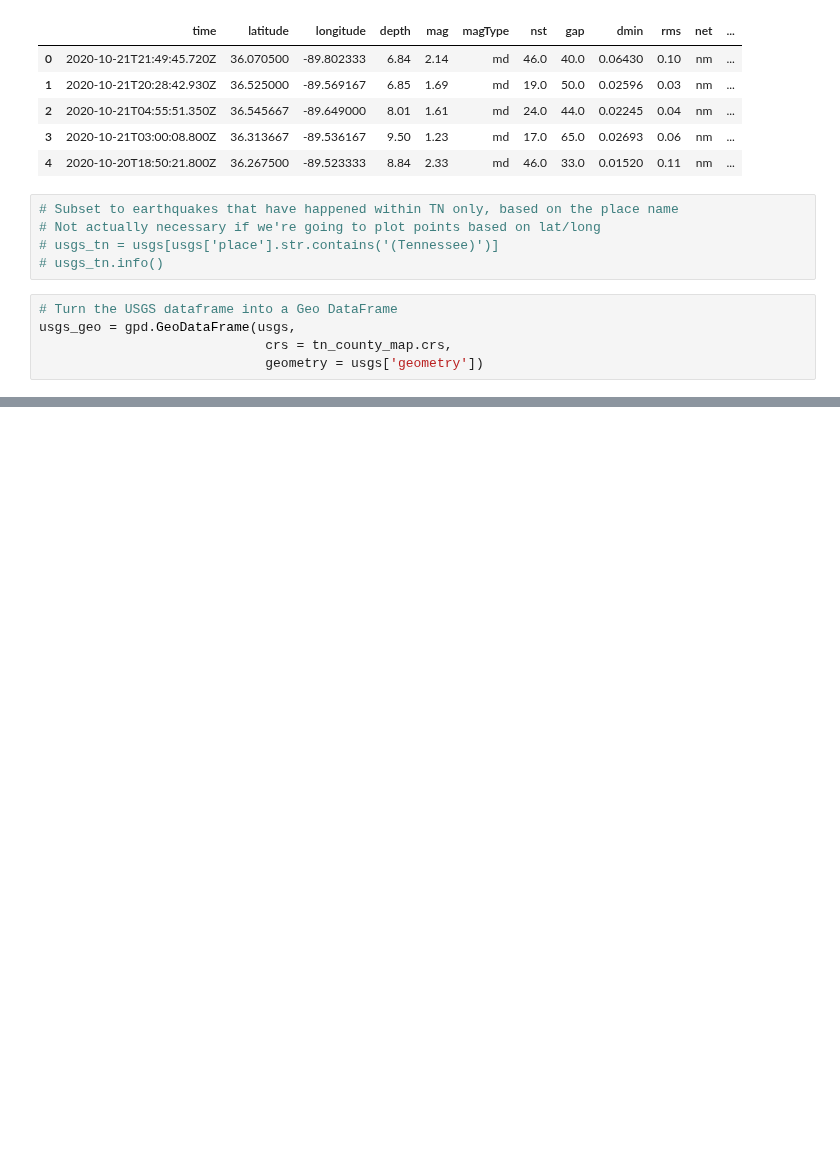
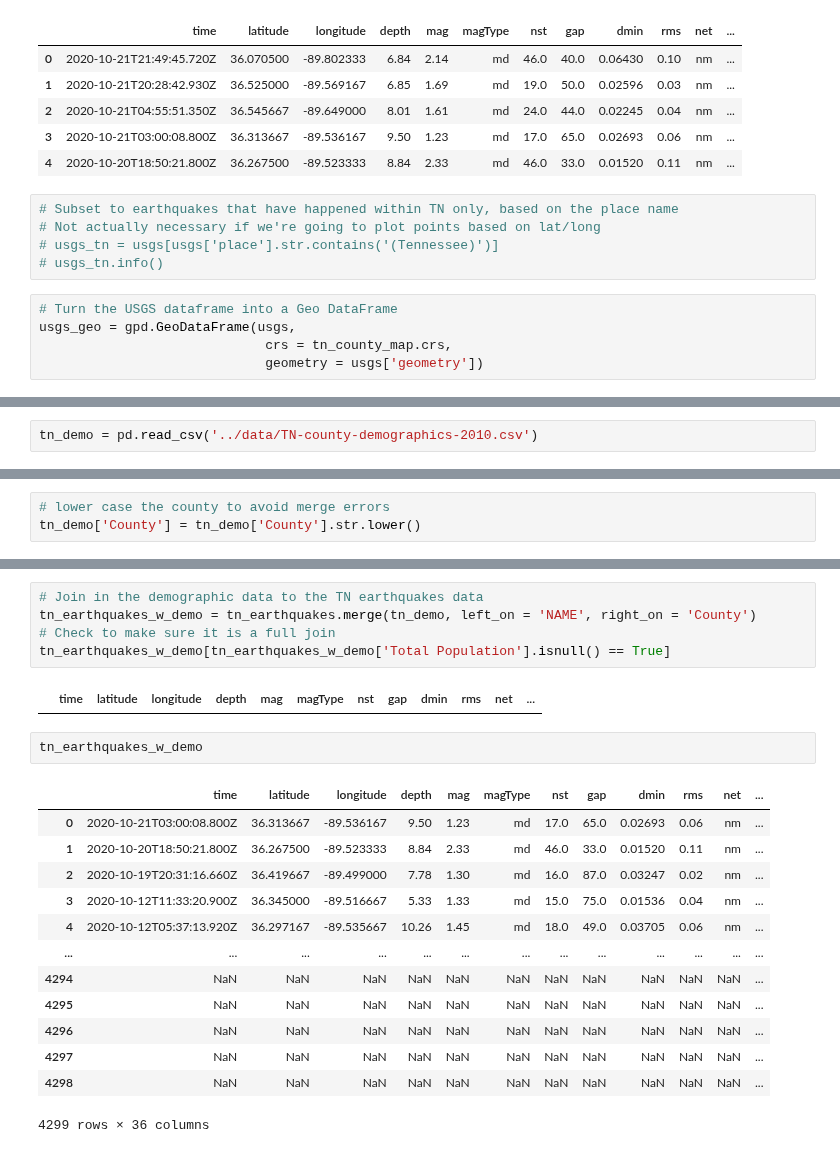
Before and after one commit to ocnrandolph/TNEG_Earthquakes, a Jupyter notebook: notebooks/dq3-TNEG-geospatial-data.ipynb, the cells around one changed output, grey strips where cells are left out. Cells and saved outputs as stored; diff of their text form; blank space fills up the shorter version.

```diff
--- a/notebooks/dq3-TNEG-geospatial-data.ipynb
+++ b/notebooks/dq3-TNEG-geospatial-data.ipynb
@@ -217,0 +346,2 @@ usgs_geo = gpd.GeoDataFrame(usgs,
+# %%
+tn_demo = pd.read_csv('../data/TN-county-demographics-2010.csv')
@@ -217,0 +368,3 @@ usgs_geo = gpd.GeoDataFrame(usgs,
+# %%
+# lower case the county to avoid merge errors
+tn_demo['County'] = tn_demo['County'].str.lower()
@@ -217,0 +393,23 @@ usgs_geo = gpd.GeoDataFrame(usgs,
+# %%
+# Join in the demographic data to the TN earthquakes data
+tn_earthquakes_w_demo = tn_earthquakes.merge(tn_demo, left_on = 'NAME', right_on = 'County')
+# Check to make sure it is a full join
+tn_earthquakes_w_demo[tn_earthquakes_w_demo['Total Population'].isnull() == True]
+# %% [output]
+|  | time | latitude | longitude | depth | mag | magType | nst | gap | dmin | rms | net | ... |
+# %%
+tn_earthquakes_w_demo
+# %% [output]
+|  | time | latitude | longitude | depth | mag | magType | nst | gap | dmin | rms | net | ... |
+| 0 | 2020-10-21T03:00:08.800Z | 36.313667 | -89.536167 | 9.50 | 1.23 | md | 17.0 | 65.0 | 0.02693 | 0.06 | nm | ... |
+| 1 | 2020-10-20T18:50:21.800Z | 36.267500 | -89.523333 | 8.84 | 2.33 | md | 46.0 | 33.0 | 0.01520 | 0.11 | nm | ... |
+| 2 | 2020-10-19T20:31:16.660Z | 36.419667 | -89.499000 | 7.78 | 1.30 | md | 16.0 | 87.0 | 0.03247 | 0.02 | nm | ... |
+| 3 | 2020-10-12T11:33:20.900Z | 36.345000 | -89.516667 | 5.33 | 1.33 | md | 15.0 | 75.0 | 0.01536 | 0.04 | nm | ... |
+| 4 | 2020-10-12T05:37:13.920Z | 36.297167 | -89.535667 | 10.26 | 1.45 | md | 18.0 | 49.0 | 0.03705 | 0.06 | nm | ... |
+| ... | ... | ... | ... | ... | ... | ... | ... | ... | ... | ... | ... | ... |
+| 4294 | NaN | NaN | NaN | NaN | NaN | NaN | NaN | NaN | NaN | NaN | NaN | ... |
+| 4295 | NaN | NaN | NaN | NaN | NaN | NaN | NaN | NaN | NaN | NaN | NaN | ... |
+| 4296 | NaN | NaN | NaN | NaN | NaN | NaN | NaN | NaN | NaN | NaN | NaN | ... |
+| 4297 | NaN | NaN | NaN | NaN | NaN | NaN | NaN | NaN | NaN | NaN | NaN | ... |
+| 4298 | NaN | NaN | NaN | NaN | NaN | NaN | NaN | NaN | NaN | NaN | NaN | ... |
+4299 rows × 36 columns
```
Also changed, not shown: parts of 17 cells of this notebook.
